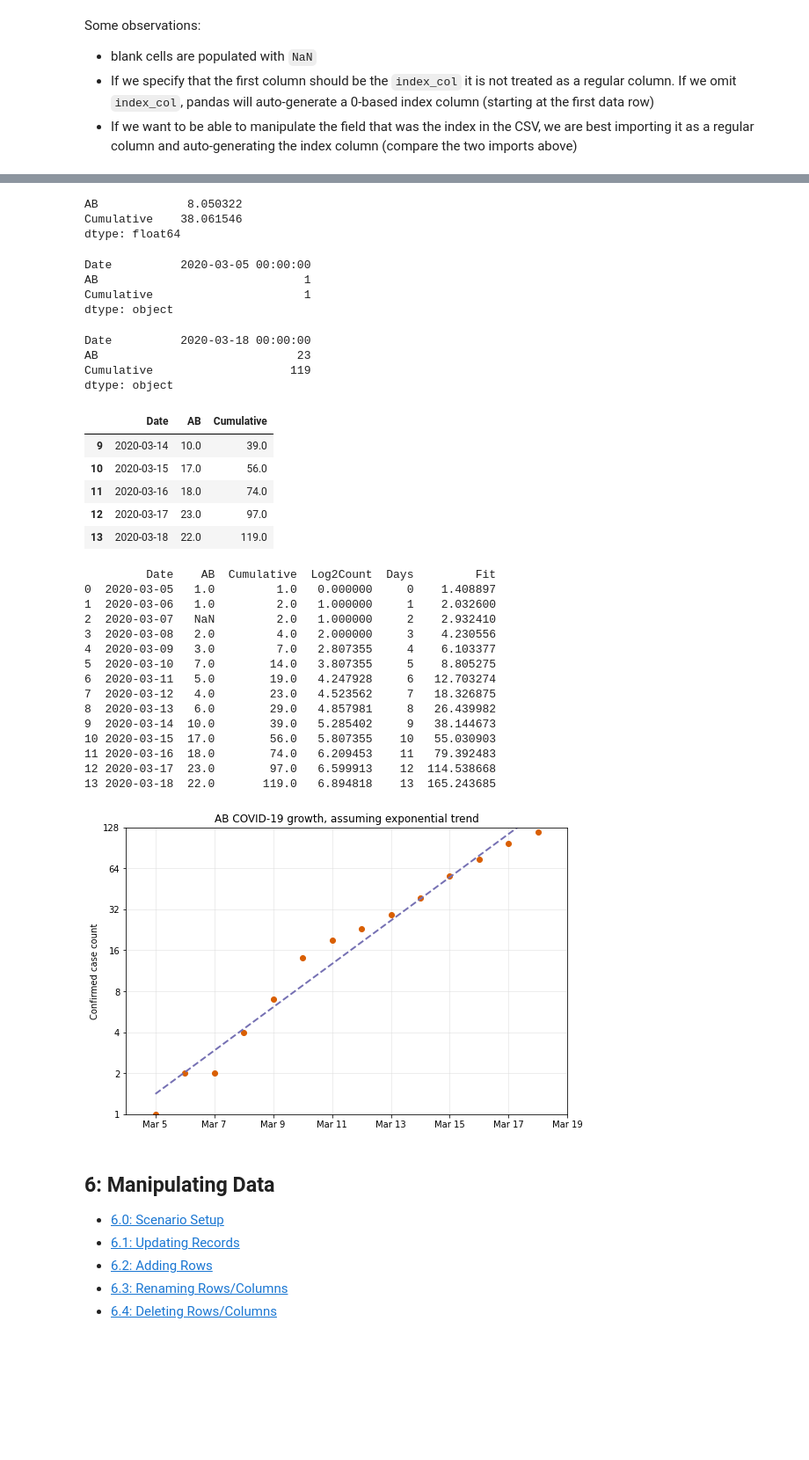
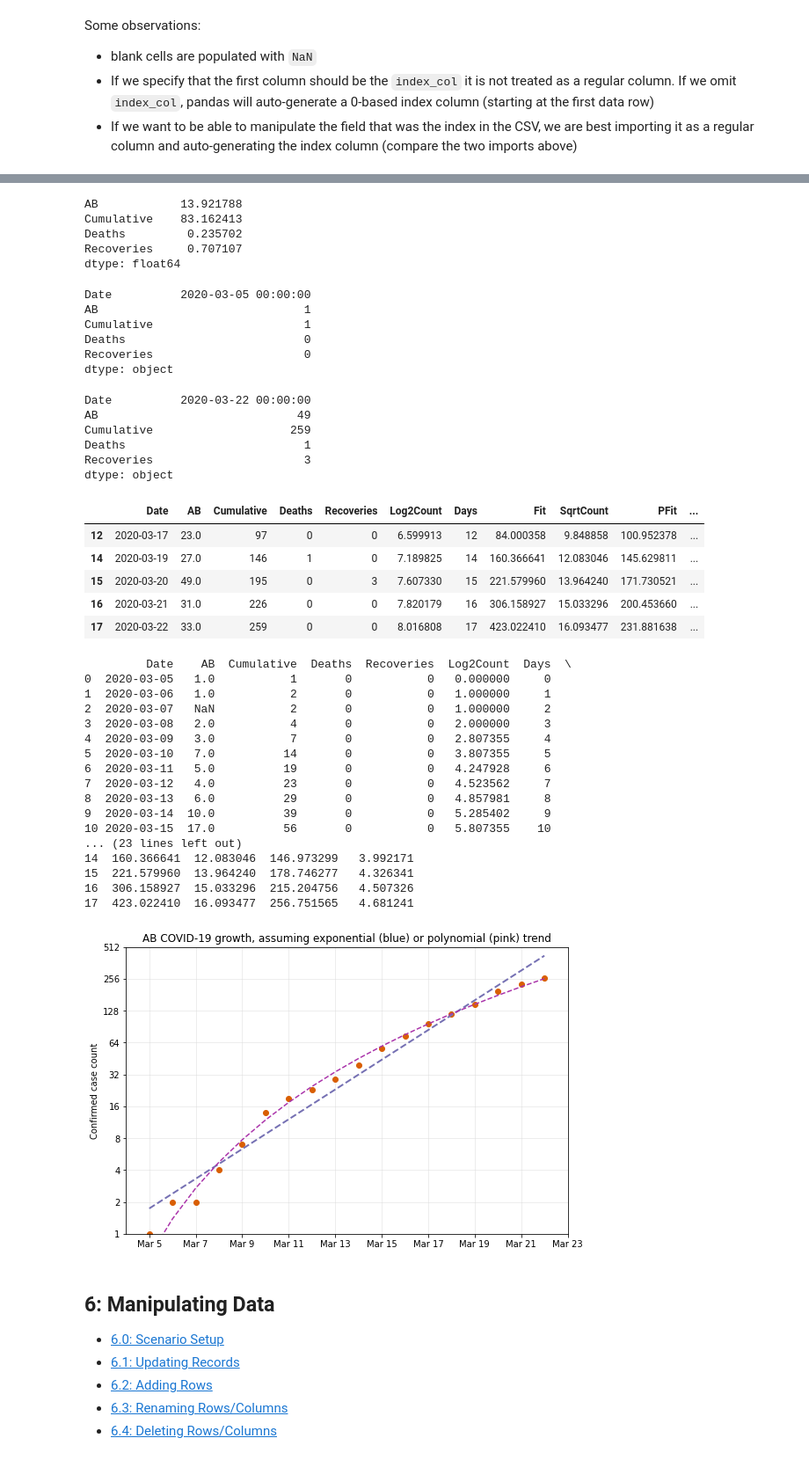
Before and after one commit to Crossroadsman/python-notes, a Jupyter notebook: libraries/pandas/Pandas.ipynb, the cells around one changed output, grey strips where cells are left out. Shown at 88% size. Cells and saved outputs as stored; diff of their text form; code cells hidden in the pictures; blank space fills up the shorter version.

```diff
--- a/libraries/pandas/Pandas.ipynb
+++ b/libraries/pandas/Pandas.ipynb
@@ -430,7 +439,7 @@ Some observations:
   importing it as a regular column and auto-generating the index column (compare the
   two imports above)
 # %%
-# Remove the blank final row
-cases = cases.iloc[0:-1,0:]
+# Remove the blank final row (if necessary)
+#cases = cases.iloc[0:-1,0:]
 print(cases)
 # %% [output]
@@ -493,8 +508,10 @@ dtype: float64
 # %%
 print( cases.std() )
 # %% [output]
-AB             8.050322
-Cumulative    38.061546
+AB            13.921788
+Cumulative    83.162413
+Deaths         0.235702
+Recoveries     0.707107
 dtype: float64
 # %%
 print( cases.min() )
@@ -502,32 +519,39 @@ print( cases.min() )
 Date          2020-03-05 00:00:00
 AB                              1
 Cumulative                      1
+Deaths                          0
+Recoveries                      0
 dtype: object
 # %%
 print( cases.max() )
 # %% [output]
-Date          2020-03-18 00:00:00
-AB                             23
-Cumulative                    119
+Date          2020-03-22 00:00:00
+AB                             49
+Cumulative                    259
+Deaths                          1
+Recoveries                      3
 dtype: object
 # %%
 alt_sort = cases.sort_values(by='AB', ascending=False).head()  # can optionally pass `inplace=True` to mutate the original data
 alt_sort.sort_index()  # sort a DataFrame by the index column
 # %% [output]
-|  | Date | AB | Cumulative |
-| 9 | 2020-03-14 | 10.0 | 39.0 |
-| 10 | 2020-03-15 | 17.0 | 56.0 |
-| 11 | 2020-03-16 | 18.0 | 74.0 |
-| 12 | 2020-03-17 | 23.0 | 97.0 |
-| 13 | 2020-03-18 | 22.0 | 119.0 |
+|  | Date | AB | Cumulative | Deaths | Recoveries | Log2Count | Days | Fit | SqrtCount | PFit | ... |
+| 12 | 2020-03-17 | 23.0 | 97 | 0 | 0 | 6.599913 | 12 | 84.000358 | 9.848858 | 100.952378 | ... |
+| 14 | 2020-03-19 | 27.0 | 146 | 1 | 0 | 7.189825 | 14 | 160.366641 | 12.083046 | 145.629811 | ... |
+| 15 | 2020-03-20 | 49.0 | 195 | 0 | 3 | 7.607330 | 15 | 221.579960 | 13.964240 | 171.730521 | ... |
+| 16 | 2020-03-21 | 31.0 | 226 | 0 | 0 | 7.820179 | 16 | 306.158927 | 15.033296 | 200.453660 | ... |
+| 17 | 2020-03-22 | 33.0 | 259 | 0 | 0 | 8.016808 | 17 | 423.022410 | 16.093477 | 231.881638 | ... |
 # %%
 # Replicating Dr. Drang's plot from
 # https://leancrew.com/all-this/2020/03/exponential-growth-and-log-scales/
 
 # Add Required Data to Table
 # --------------------------
-# Extend the table with base-2 log of the case count
+# Extend the table with base-2 log of the cumulative case count
 cases['Log2Count'] = np.log2(cases.Cumulative)
+# Extend the table with polynomial root of the cumulative case count
+POLY_VAL = 3.6
+cases['PolyCount'] = cases.Cumulative ** (1/POLY_VAL)
 
 # We can only do the following date math if we imported the date as a data column
 # Extend the table with the day number
@@ -538,6 +562,9 @@ cases['Days'] = (cases.Date - firstDate).dt.days
 from scipy.stats import linregress
 lr = linregress(cases.Days, cases.Log2Count)
 cases['Fit'] = 2 ** (lr.intercept + lr.slope * cases.Days)
+# Extend the table with the best polynomial fit
+lr2 = linregress(cases.Days, cases.PolyCount)
+cases['PFit'] = (lr2.intercept + lr2.slope * cases.Days) ** POLY_VAL
 
 print(cases)
 
@@ -548,53 +575,57 @@ fig, ax = plt.subplots(figsize=(9,6))
 plt.yscale('log', basey=2)
 ax.plot(cases.Days, cases.Cumulative, 'o', color='#d95f02', lw=1)
 ax.plot(cases.Days, cases.Fit, '--', color='#7570b3', lw=2)
+# Add polynomial best fit
+ax.plot(cases.Days, cases.PFit, '--', color='#aa33aa', lw=1.5)
 
 # Determine ticks etc
 from math import log2, ceil
 yStart = 1
 coordMax = log2(cases.Cumulative.max()/yStart)
 expMax = ceil(coordMax)
 yAdd = .4142*yStart*2**expMax if expMax - coordMax < .1 else 0
 yMax = yStart * (2 ** expMax) + yAdd
 plt.ylim(ymin=yStart, ymax=yMax)
 majors = np.array([ yStart * 2 ** i for i in range(expMax+1) ])
 ax.set_yticks(majors)
 ax.set_yticklabels(majors)
 
 from datetime import timedelta
 dateTickFreq = 2
 dMax = cases.Days.max()
 xAdd = 2 if cases.Days.max() % dateTickFreq else 1
 plt.xlim(xmin=-1, xmax=dMax + 1)
 ax.set_xticks([ x for x in range(0, dMax+xAdd, dateTickFreq) ])
 dates = [ (firstDate.date() + timedelta(days=x)).strftime('%b %-d') for x in range(0, dMax+xAdd, dateTickFreq)]
 ax.set_xticklabels(dates)
 ax.grid(linewidth=.5, which='major', color='#ddd', linestyle='-')
 
 
 # Add labels/title
-title = 'AB COVID-19 growth, assuming exponential trend'
+title = 'AB COVID-19 growth, assuming exponential (blue) or polynomial (pink) trend'
 plt.title(title)
 plt.ylabel('Confirmed case count')
 
 plt.show()
 # %% [output]
-         Date    AB  Cumulative  Log2Count  Days         Fit
-0  2020-03-05   1.0         1.0   0.000000     0    1.408897
-1  2020-03-06   1.0         2.0   1.000000     1    2.032600
-2  2020-03-07   NaN         2.0   1.000000     2    2.932410
-3  2020-03-08   2.0         4.0   2.000000     3    4.230556
-4  2020-03-09   3.0         7.0   2.807355     4    6.103377
-5  2020-03-10   7.0        14.0   3.807355     5    8.805275
-6  2020-03-11   5.0        19.0   4.247928     6   12.703274
-7  2020-03-12   4.0        23.0   4.523562     7   18.326875
-8  2020-03-13   6.0        29.0   4.857981     8   26.439982
-9  2020-03-14  10.0        39.0   5.285402     9   38.144673
-10 2020-03-15  17.0        56.0   5.807355    10   55.030903
-11 2020-03-16  18.0        74.0   6.209453    11   79.392483
-12 2020-03-17  23.0        97.0   6.599913    12  114.538668
-13 2020-03-18  22.0       119.0   6.894818    13  165.243685
+         Date    AB  Cumulative  Deaths  Recoveries  Log2Count  Days  \
+0  2020-03-05   1.0           1       0           0   0.000000     0
+1  2020-03-06   1.0           2       0           0   1.000000     1
+2  2020-03-07   NaN           2       0           0   1.000000     2
+3  2020-03-08   2.0           4       0           0   2.000000     3
+4  2020-03-09   3.0           7       0           0   2.807355     4
+5  2020-03-10   7.0          14       0           0   3.807355     5
+6  2020-03-11   5.0          19       0           0   4.247928     6
+7  2020-03-12   4.0          23       0           0   4.523562     7
+8  2020-03-13   6.0          29       0           0   4.857981     8
+9  2020-03-14  10.0          39       0           0   5.285402     9
+10 2020-03-15  17.0          56       0           0   5.807355    10
+... (23 lines left out)
+14  160.366641  12.083046  146.973299   3.992171
+15  221.579960  13.964240  178.746277   4.326341
+16  306.158927  15.033296  215.204756   4.507326
+17  423.022410  16.093477  256.751565   4.681241
-[figure, old version]
+[figure, new version]
 # %% [markdown]
 <a id="6"></a>
 6: Manipulating Data
```
Also changed, not shown: parts of 27 cells of this notebook, 5 other files.
